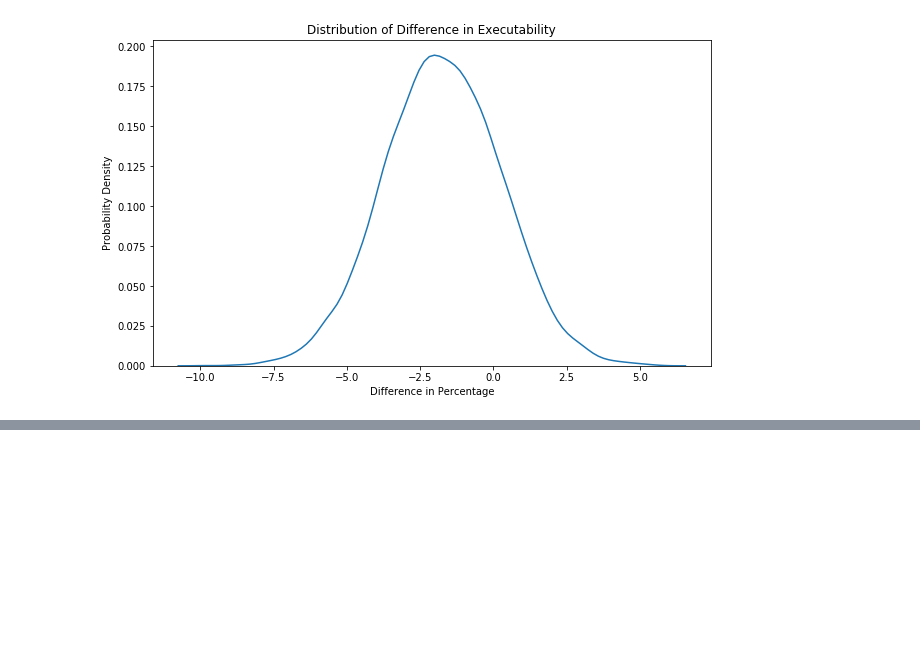
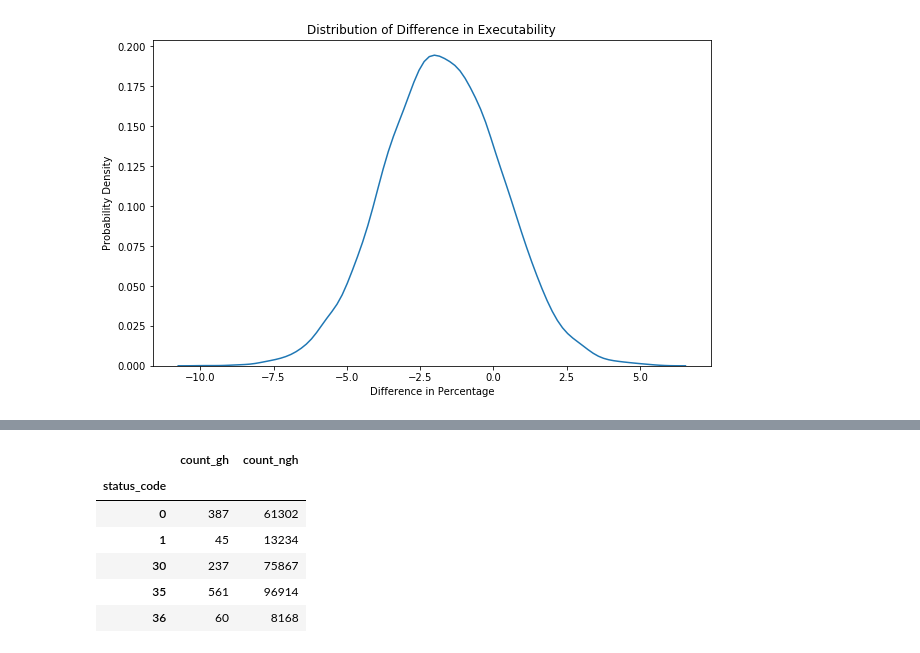
Before and after one commit to nimamahmoudi/msr2019-mining-challenge-webapp, a Jupyter notebook: data/stats2.ipynb, the cells around one changed output, grey strips where cells are left out. Cells and saved outputs as stored; diff of their text form; code cells hidden in the pictures; blank space fills up the shorter version.

```diff
--- a/data/stats2.ipynb
+++ b/data/stats2.ipynb
@@ -159,0 +239,18 @@ Text(0, 0.5, 'Probability Density')
+# %%
+counts_gh = pd.crosstab(index=df_gh[s3], columns="count")
+counts_ngh = pd.crosstab(index=df_ngh[s3], columns="count")
+df_counts = counts_gh.join(counts_ngh, lsuffix='_gh', rsuffix='_ngh').dropna()
+df_counts = df_counts.loc[df_counts['count_gh'] > 20,:]
+df_counts = df_counts.loc[df_counts['count_ngh'] > 20,:]
+df_counts.index.name = 'status_code'
+df_counts.columns.name = ''
+df_counts.to_csv('data4_p3_gh_chi.csv')
+df_counts
+# %% [output]
+|  | count_gh | count_ngh |
+| status_code |  |  |
+| 0 | 387 | 61302 |
+| 1 | 45 | 13234 |
+| 30 | 237 | 75867 |
+| 35 | 561 | 96914 |
+| 36 | 60 | 8168 |
```
Also changed, not shown: parts of 5 cells of this notebook, 1 other file.
